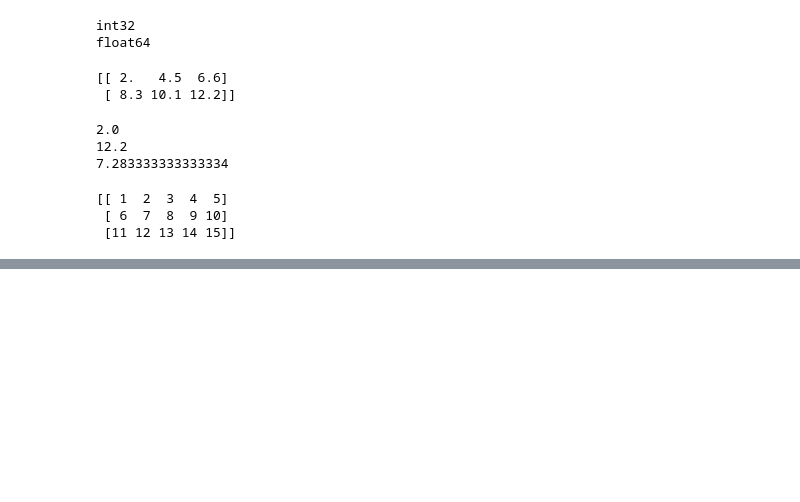
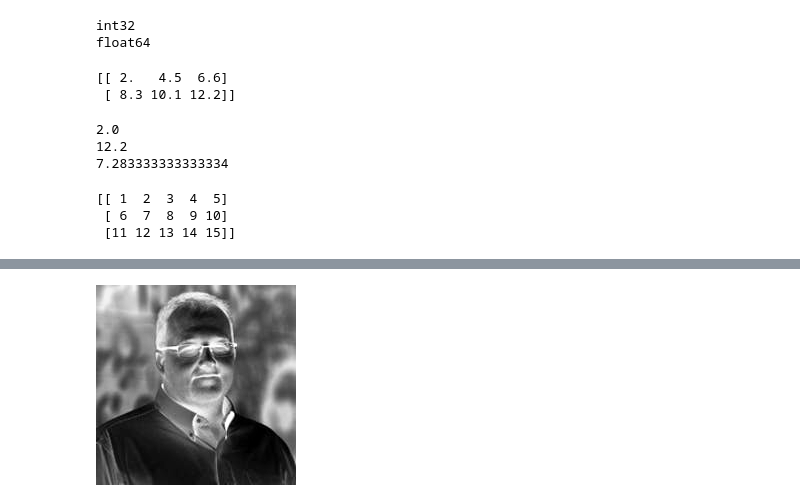
Before and after one commit to elouardyabderrahim/learning-data, a Jupyter notebook: myJupyter.ipynb, the cells around one changed output, grey strips where cells are left out. Saved outputs shown, nothing was run; the diff lists cells and outputs as text; code cells hidden in the pictures; blank space fills up the shorter version.

```diff
--- a/myJupyter.ipynb
+++ b/myJupyter.ipynb
@@ -661,0 +672,9 @@ print(three_five)
+# %%
+im_array=np.array(image)
+print("array shape",im_array.shape)
+
+
+print(im_array)
+
+print(im_array.min())
+print(im_array.max())
@@ -661,0 +692,9 @@ print(three_five)
+# %%
+# Here we see that we have a 200x200 array and that the values are all uint8. The uint means that they are
+# unsigned integers (so no negative numbers) and the 8 means 8 bits per byte. This means that each value can
+# be up to 2*2*2*2*2*2*2*2=256 in size (well, actually 255, because we start at zero). For black and white
+# images black is stored as 0 and white is stored as 255. So if we just wanted to invert this image we could
+# use the numpy array to do so
+
+mask = np.full(im_array.shape,255)
+print(mask)
@@ -661,0 +709,5 @@ print(three_five)
+# %%
+modified_arra=(mask-im_array).astype(np.uint8)
+display(Image.fromarray(modified_arra))
+# %% [output]
+[figure, added]
```
Also changed, not shown: parts of 6 cells of this notebook.
